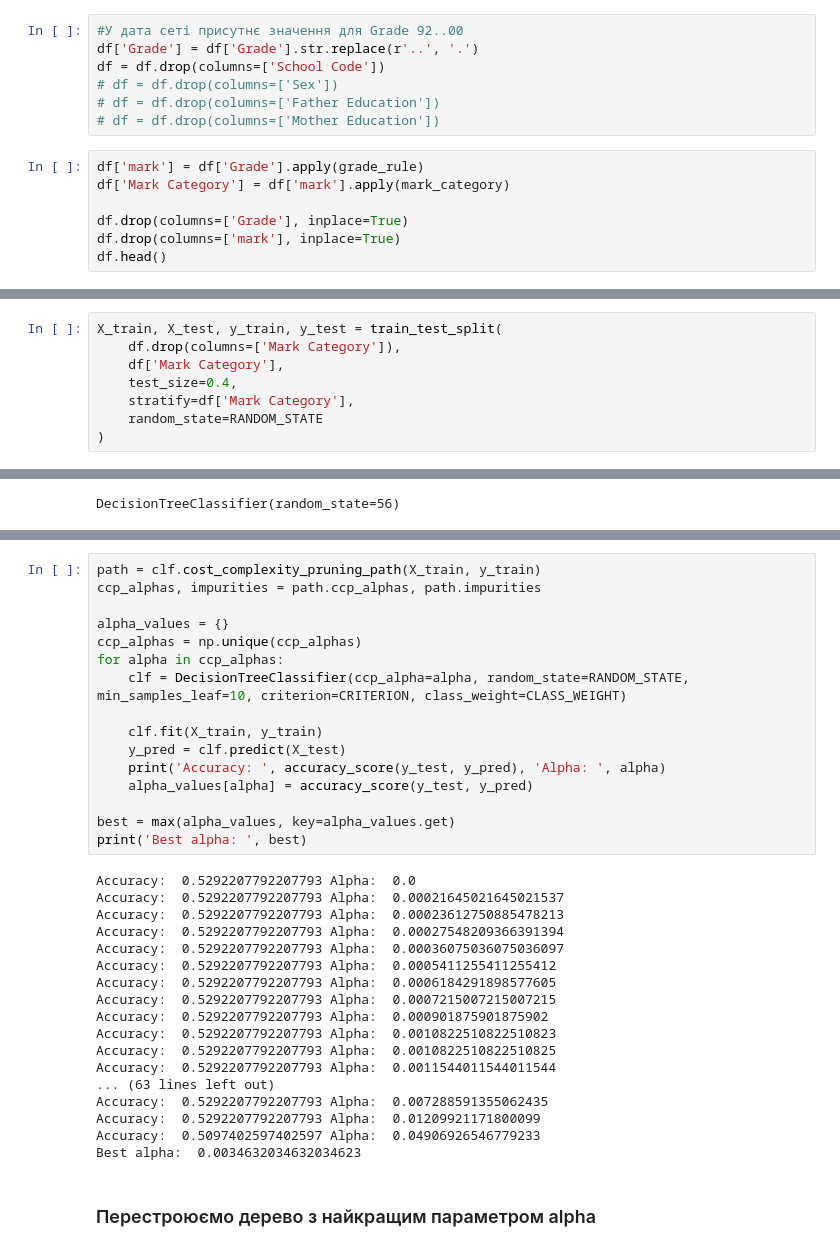
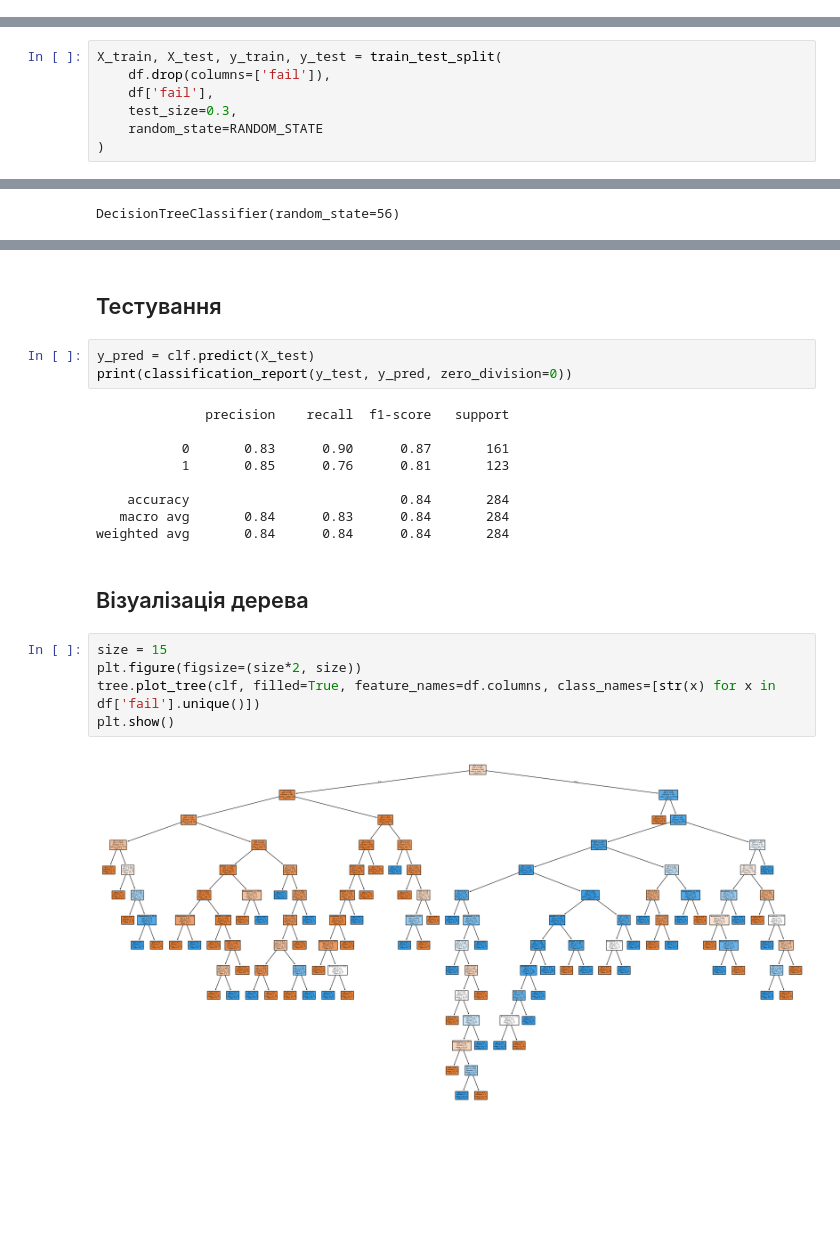
Before and after one commit to SylvaticGhost/AD, a Jupyter notebook: Lab3/Lab3.ipynb, the cells around one changed output, grey strips where cells are left out. Saved outputs shown, nothing was run; the diff lists cells and outputs as text; blank space fills up the shorter version.

```diff
--- a/Lab3/Lab3.ipynb
+++ b/Lab3/Lab3.ipynb
@@ -48,14 +35,0 @@ def mark_category(mark):
-# %%
-#У дата сеті присутнє значення для Grade 92..00
-df['Grade'] = df['Grade'].str.replace(r'..', '.')
-df = df.drop(columns=['School Code'])
-# df = df.drop(columns=['Sex'])
-# df = df.drop(columns=['Father Education'])
-# df = df.drop(columns=['Mother Education'])
-# %%
-df['mark'] = df['Grade'].apply(grade_rule)
-df['Mark Category'] = df['mark'].apply(mark_category)
-
-df.drop(columns=['Grade'], inplace=True)
-df.drop(columns=['mark'], inplace=True)
-df.head()
@@ -71,8 +38,7 @@ df.head()
 # %%
 X_train, X_test, y_train, y_test = train_test_split(
-    df.drop(columns=['Mark Category']),
-    df['Mark Category'],
-    test_size=0.4,
-    stratify=df['Mark Category'],
+    df.drop(columns=['fail']),
+    df['fail'],
+    test_size=0.3,
     random_state=RANDOM_STATE
 )
@@ -97,36 +52,23 @@ DecisionTreeClassifier(random_state=56)
-# %%
-path = clf.cost_complexity_pruning_path(X_train, y_train)
-ccp_alphas, impurities = path.ccp_alphas, path.impurities
-
-alpha_values = {}
-ccp_alphas = np.unique(ccp_alphas)
-for alpha in ccp_alphas:
-    clf = DecisionTreeClassifier(ccp_alpha=alpha, random_state=RANDOM_STATE, min_samples_leaf=10, criterion=CRITERION, class_weight=CLASS_WEIGHT)
-
-    clf.fit(X_train, y_train)
-    y_pred = clf.predict(X_test)
-    print('Accuracy: ', accuracy_score(y_test, y_pred), 'Alpha: ', alpha)
-    alpha_values[alpha] = accuracy_score(y_test, y_pred)
-
-best = max(alpha_values, key=alpha_values.get)
-print('Best alpha: ', best)
-# %% [output]
-Accuracy:  0.5292207792207793 Alpha:  0.0
-Accuracy:  0.5292207792207793 Alpha:  0.00021645021645021537
-Accuracy:  0.5292207792207793 Alpha:  0.00023612750885478213
-Accuracy:  0.5292207792207793 Alpha:  0.00027548209366391394
-Accuracy:  0.5292207792207793 Alpha:  0.00036075036075036097
-Accuracy:  0.5292207792207793 Alpha:  0.0005411255411255412
-Accuracy:  0.5292207792207793 Alpha:  0.0006184291898577605
-Accuracy:  0.5292207792207793 Alpha:  0.0007215007215007215
-Accuracy:  0.5292207792207793 Alpha:  0.000901875901875902
-Accuracy:  0.5292207792207793 Alpha:  0.0010822510822510823
-Accuracy:  0.5292207792207793 Alpha:  0.0010822510822510825
-Accuracy:  0.5292207792207793 Alpha:  0.0011544011544011544
-... (63 lines left out)
-Accuracy:  0.5292207792207793 Alpha:  0.007288591355062435
-Accuracy:  0.5292207792207793 Alpha:  0.01209921171800099
-Accuracy:  0.5097402597402597 Alpha:  0.04906926546779233
-Best alpha:  0.0034632034632034623
-# %% [markdown]
-### Перестроюємо дерево з найкращим параметром alpha
+# %% [markdown]
+## Тестування
+# %%
+y_pred = clf.predict(X_test)
+print(classification_report(y_test, y_pred, zero_division=0))
+# %% [output]
+              precision    recall  f1-score   support
+
+           0       0.83      0.90      0.87       161
+           1       0.85      0.76      0.81       123
+
+    accuracy                           0.84       284
+   macro avg       0.84      0.83      0.84       284
+weighted avg       0.84      0.84      0.84       284
+# %% [markdown]
+## Візуалізація дерева
+# %%
+size = 15
+plt.figure(figsize=(size*2, size))
+tree.plot_tree(clf, filled=True, feature_names=df.columns, class_names=[str(x) for x in df['fail'].unique()])
+plt.show()
+# %% [output]
+[figure, added]
```
Also changed, not shown: parts of 28 cells of this notebook, 5 other files.
